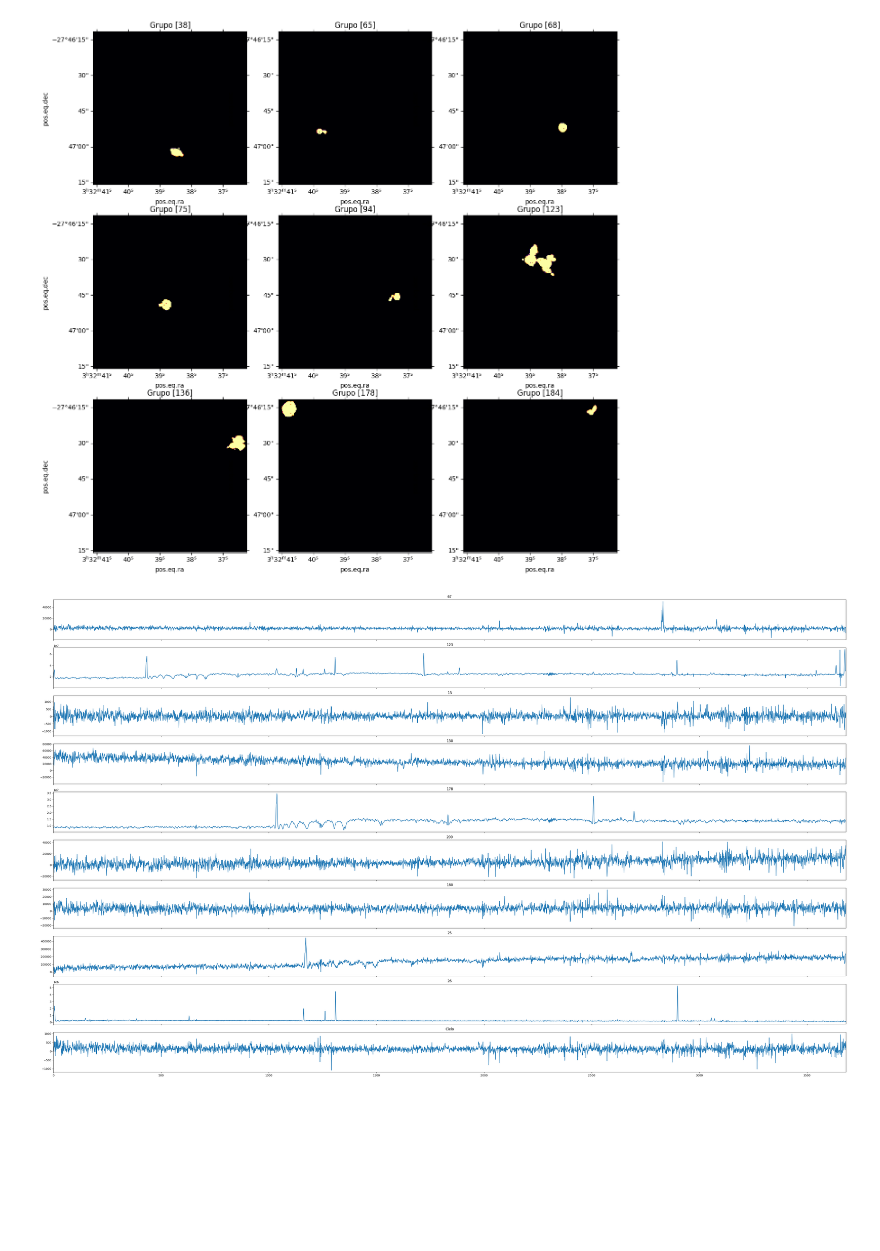
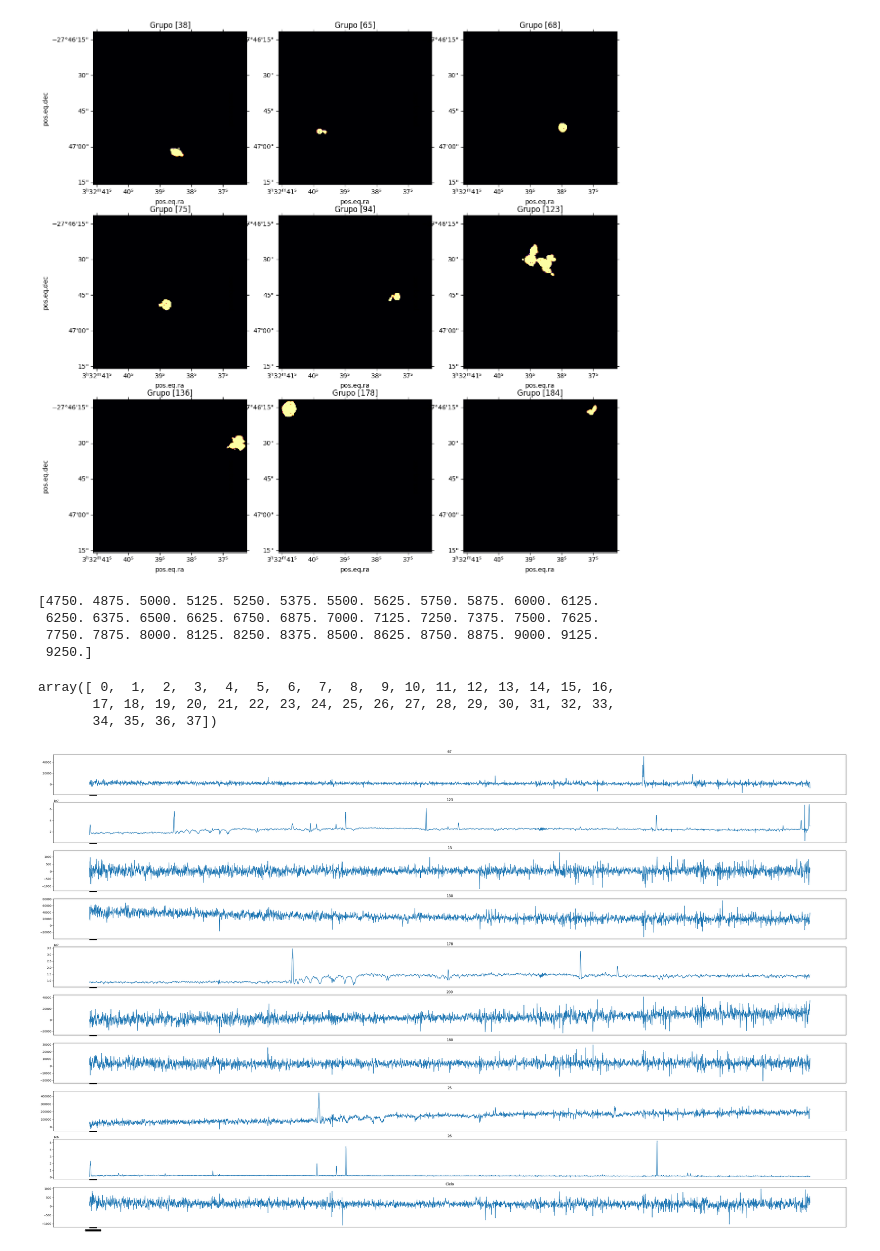
Before and after one commit to CrushinAngel/Galaxias-en-Deep-Fields, a Jupyter notebook: Deep_Fields.ipynb, the cells around one changed output. Drawn from its saved outputs; the diff is of its cells as text; code cells hidden in the pictures; blank space fills up the shorter version.

Commit message:
Pruebas de Cambio de Ticks

```diff
--- a/Deep_Fields.ipynb
+++ b/Deep_Fields.ipynb
@@ -289,9 +289,34 @@ for i in range(9):
 # %%
 # Hacer la transformación manual en plots de pixeles a angstrom
 # sacar algun redshift de algunos casos tipo (eliptica, espiral, estrellas)
+# %%
+canales = np.arange(0, 3682, 1)
+angstroms = np.zeros(3681)
+# %%
+for i in canales:
+  angstroms[i-1] = 4750+(1.25*(i-1))
+
+angstroms_intervals = angstroms.copy()
+
+for i in np.arange(0, 37, 1):
+  indice = 100*(i)
+  angstroms_intervals[i] = angstroms[indice]
+
+print(angstroms_intervals)
+# %% [output]
+[4750. 4875. 5000. 5125. 5250. 5375. 5500. 5625. 5750. 5875. 6000. 6125.
+ 6250. 6375. 6500. 6625. 6750. 6875. 7000. 7125. 7250. 7375. 7500. 7625.
+ 7750. 7875. 8000. 8125. 8250. 8375. 8500. 8625. 8750. 8875. 9000. 9125.
+ 9250.]
+# %%
+np.arange(0, 36, 1)
+# %% [output]
+array([ 0,  1,  2,  3,  4,  5,  6,  7,  8,  9, 10, 11, 12, 13, 14, 15, 16,
+       17, 18, 19, 20, 21, 22, 23, 24, 25, 26, 27, 28, 29, 30, 31, 32, 33,
+       34, 35, 36, 37])
 # %%
 fig, axes = plt.subplots(10, 1, figsize = (50, 30), sharex = True)
-axes[0].set_xlim(0,3681)
+axes[0].set_xticks(ticks = angstroms, labels = angstroms_intervals)
 def spectrum_i(i):
   return np.sum(ind_masks[i][np.newaxis,:,:]*cubo[1].data, axis=(1,2))
 
@@ -301,32 +326,32 @@ axes[0].set_title('67')
 axes[1].plot(spectrum_i(123))
 axes[1].set_title('123')
 
 axes[2].plot(spectrum_i(13))
 axes[2].set_title('13')
 
 axes[3].plot(spectrum_i(130))
 axes[3].set_title('130')
 
 axes[4].plot(spectrum_i(178))
 axes[4].set_title('178')
 
 axes[5].plot(spectrum_i(200))
 axes[5].set_title('200')
 
 axes[6].plot(spectrum_i(180))
 axes[6].set_title('180')
 
 axes[7].plot(spectrum_i(25))
 axes[7].set_title('25')
 
 axes[8].plot(spectrum_i(26))
 axes[8].set_title('26')
 
 antimascara = np.sum((~mask)[np.newaxis,:,:]*cubo[1].data, axis=(1,2))
 axes[9].plot(antimascara)
 axes[9].set_title('Cielo')
 
-start, end = axes[0].get_xlim()
+
 plt.show()
 # %% [output]
-[figure, old version]
+[figure, new version]
```
Also changed, not shown: parts of 3 cells of this notebook.
